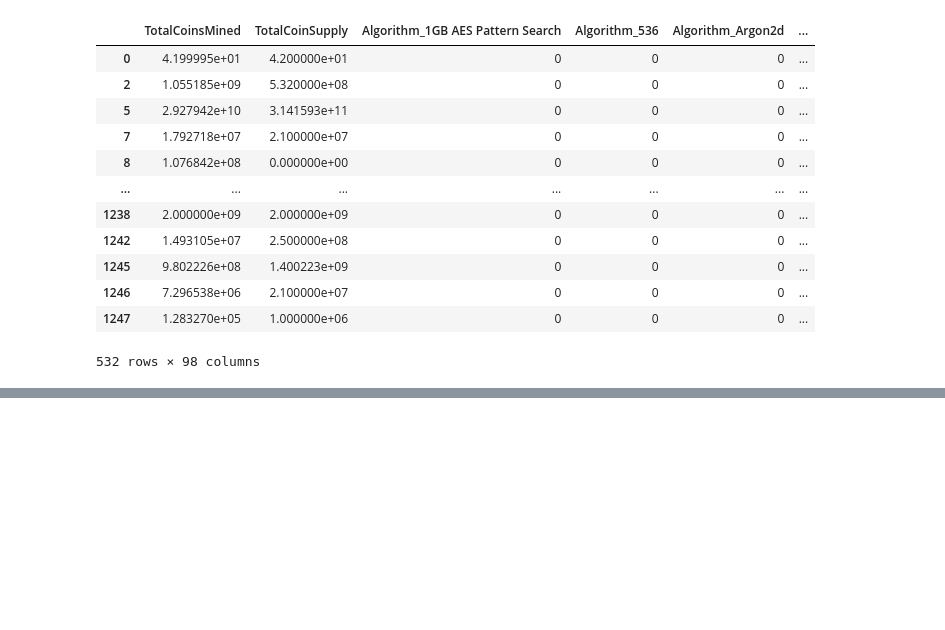
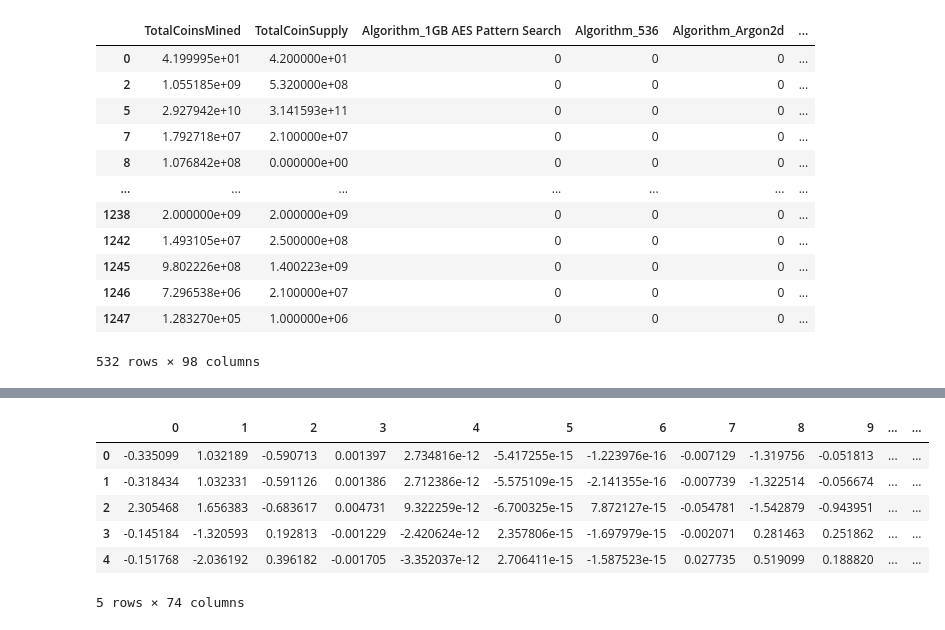
Before and after one commit to cekiorpes/unsupervised_learning-challenge, a Jupyter notebook: Cryptocurrency.ipynb, the cells around one changed output, grey strips where cells are left out. Drawn from its saved outputs; the diff is of its cells as text; code cells hidden in the pictures; blank space fills up the shorter version.

```diff
--- a/Cryptocurrency.ipynb
+++ b/Cryptocurrency.ipynb
@@ -72,0 +93,18 @@ df_dummy
+# %%
+# Apply PCA to reduce dimensions
+# Initialize PCA model
+pca = PCA(n_components=0.9)
+crypto_pca = pca.fit_transform(df_scaled)
+
+# Transform PCA data to a DataFrame
+df_crypto_pca = pd.DataFrame(data=crypto_pca)
+
+df_crypto_pca.head()
+# %% [output]
+|  | 0 | 1 | 2 | 3 | 4 | 5 | 6 | 7 | 8 | 9 | ... | ... |
+| 0 | -0.335099 | 1.032189 | -0.590713 | 0.001397 | 2.734816e-12 | -5.417255e-15 | -1.223976e-16 | -0.007129 | -1.319756 | -0.051813 | ... | ... |
+| 1 | -0.318434 | 1.032331 | -0.591126 | 0.001386 | 2.712386e-12 | -5.575109e-15 | -2.141355e-16 | -0.007739 | -1.322514 | -0.056674 | ... | ... |
+| 2 | 2.305468 | 1.656383 | -0.683617 | 0.004731 | 9.322259e-12 | -6.700325e-15 | 7.872127e-15 | -0.054781 | -1.542879 | -0.943951 | ... | ... |
+| 3 | -0.145184 | -1.320593 | 0.192813 | -0.001229 | -2.420624e-12 | 2.357806e-15 | -1.697979e-15 | -0.002071 | 0.281463 | 0.251862 | ... | ... |
+| 4 | -0.151768 | -2.036192 | 0.396182 | -0.001705 | -3.352037e-12 | 2.706411e-15 | -1.587523e-15 | 0.027735 | 0.519099 | 0.188820 | ... | ... |
+5 rows × 74 columns
```
Also changed, not shown: parts of 3 cells of this notebook.
